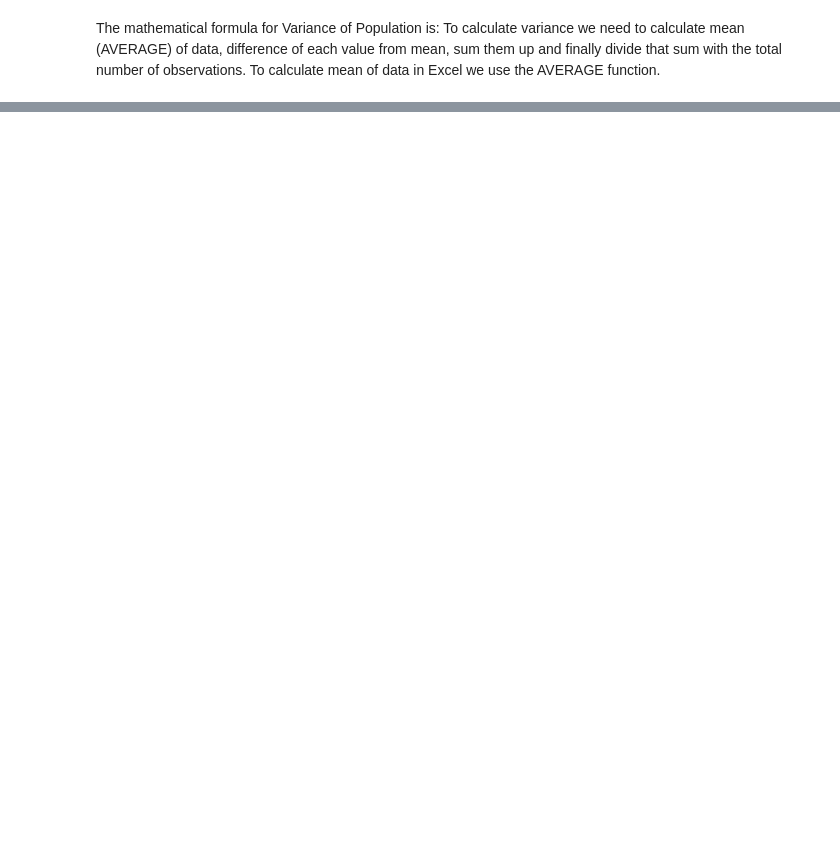
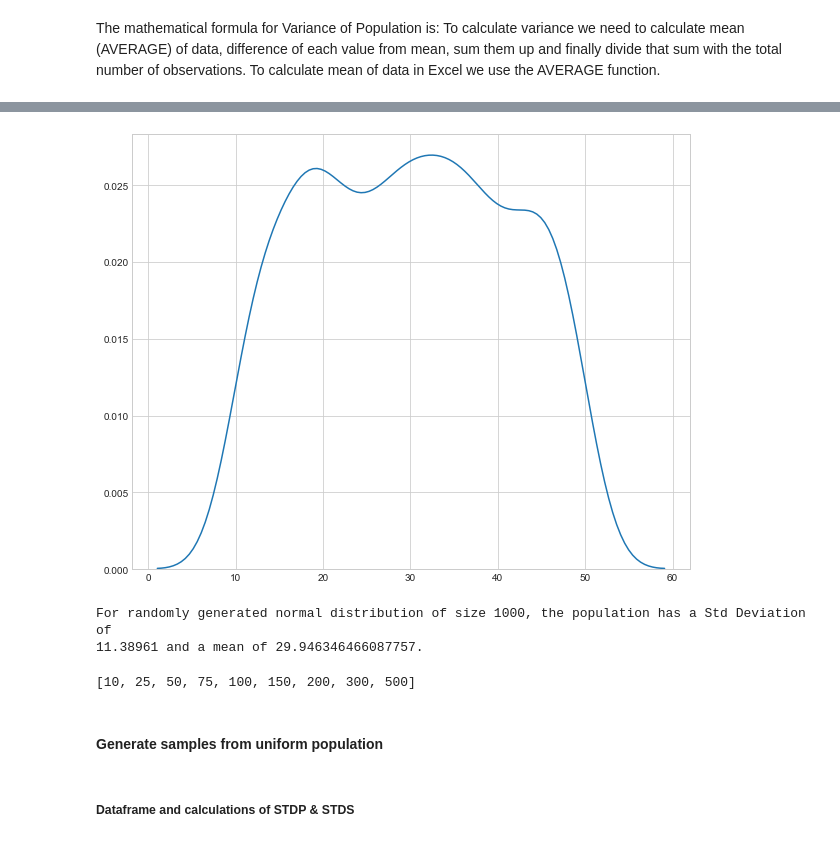
Before and after one commit to geetharamson/MLASTASK2020, a Jupyter notebook: TASK.ipynb, the cells around one changed output, grey strips where cells are left out. Saved outputs shown, nothing was run; the diff lists cells and outputs as text; code cells hidden in the pictures; blank space fills up the shorter version.

```diff
--- a/TASK.ipynb
+++ b/TASK.ipynb
@@ -710,0 +801,22 @@ np.std([0, 1], ddof=1)
+# %%
+sns.distplot(pop, hist=False)
+
+plt.show()
+# %% [output]
+[figure, added]
+# %%
+popstd =np.std(pop)
+popmean = np.mean(pop)
+print(f"""For randomly generated normal distribution of size {len(pop)}, the population has a Std Deviation of
+{popstd:5.5f} and a mean of {popmean}.""")
+# %% [output]
+For randomly generated normal distribution of size 1000, the population has a Std Deviation of
+11.38961 and a mean of 29.946346466087757.
+# %%
+# creating an array
+samplesizes =  [10,25,50,75, 100,150,200,300,500]
+samplesizes
+# %% [output]
+[10, 25, 50, 75, 100, 150, 200, 300, 500]
+# %% [markdown]
+#### Generate samples from uniform population
@@ -710,0 +835,2 @@ np.std([0, 1], ddof=1)
+# %% [markdown]
+##### Dataframe and calculations of STDP & STDS
```
Also changed, not shown: parts of 59 cells of this notebook, 1 other file.
